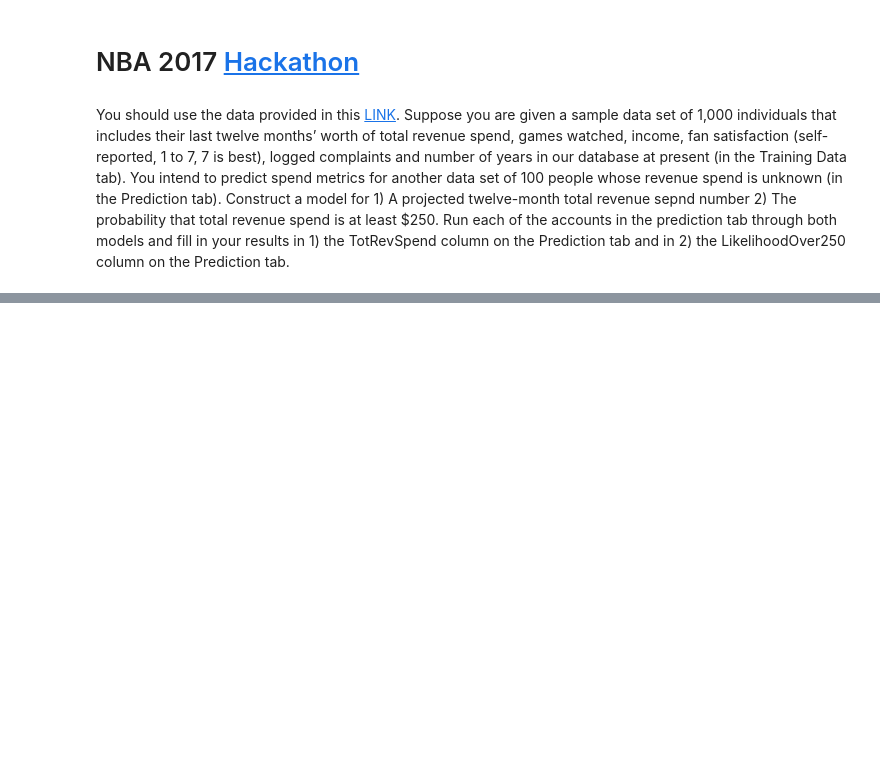
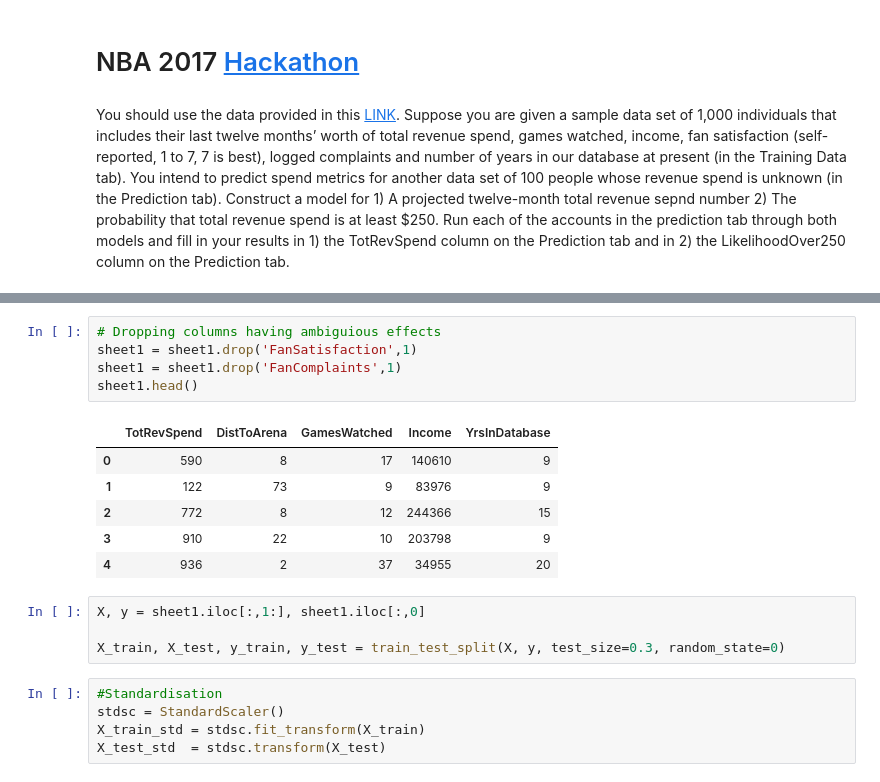
Before and after one commit to vutsalsinghal/NBA_hackathon, a Jupyter notebook: NBA - A3.ipynb, the cells around one changed output, grey strips where cells are left out. Cells and saved outputs as stored; diff of their text form; blank space fills up the shorter version.

```diff
--- a/NBA - A3.ipynb
+++ b/NBA - A3.ipynb
@@ -37,0 +64,21 @@ df.head()
+# %%
+# Dropping columns having ambiguious effects
+sheet1 = sheet1.drop('FanSatisfaction',1)
+sheet1 = sheet1.drop('FanComplaints',1)
+sheet1.head()
+# %% [output]
+|  | TotRevSpend | DistToArena | GamesWatched | Income | YrsInDatabase |
+| 0 | 590 | 8 | 17 | 140610 | 9 |
+| 1 | 122 | 73 | 9 | 83976 | 9 |
+| 2 | 772 | 8 | 12 | 244366 | 15 |
+| 3 | 910 | 22 | 10 | 203798 | 9 |
+| 4 | 936 | 2 | 37 | 34955 | 20 |
+# %%
+X, y = sheet1.iloc[:,1:], sheet1.iloc[:,0]
+
+X_train, X_test, y_train, y_test = train_test_split(X, y, test_size=0.3, random_state=0)
+# %%
+#Standardisation
+stdsc = StandardScaler()
+X_train_std = stdsc.fit_transform(X_train)
+X_test_std  = stdsc.transform(X_test)
```
Also changed, not shown: parts of 5 cells of this notebook.
